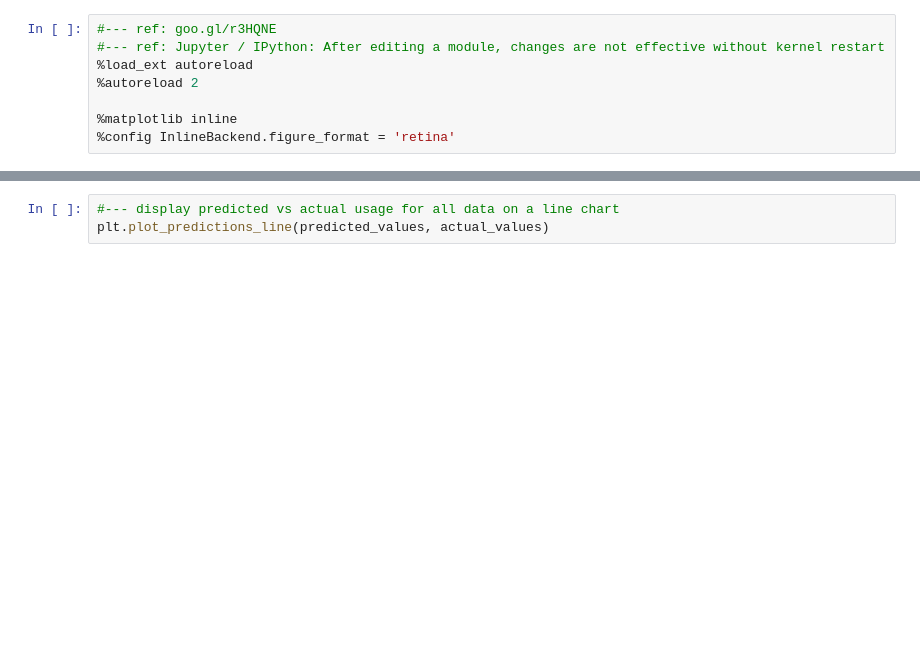
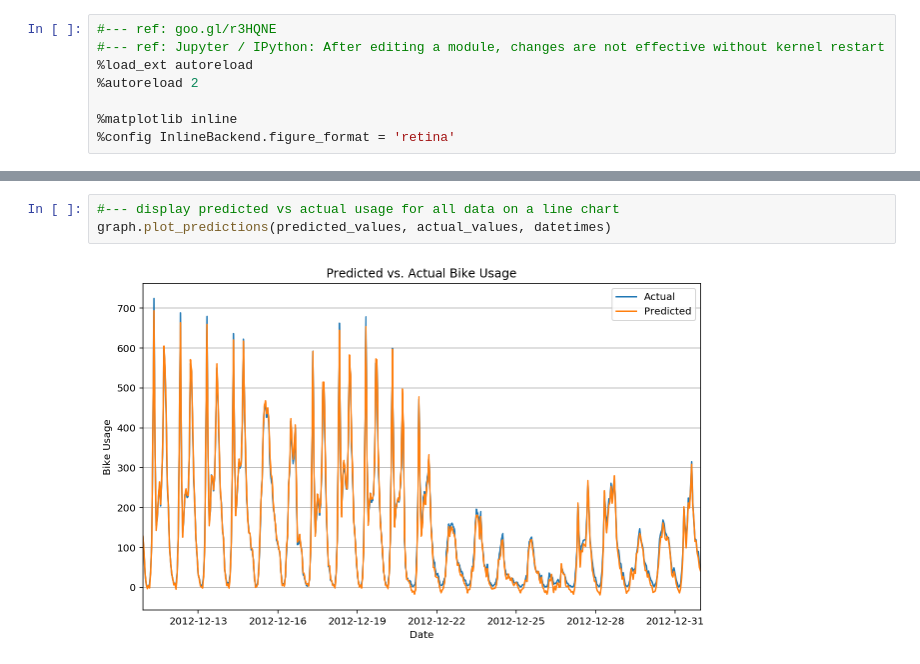
Before and after one commit to ben-blazado/mfnn, a Jupyter notebook: mfnn.ipynb, the cells around one changed output, grey strips where cells are left out. Cells and saved outputs as stored; diff of their text form; blank space fills up the shorter version.

```diff
--- a/mfnn.ipynb
+++ b/mfnn.ipynb
@@ -50,3 +55,5 @@ plt.plot_predictions_24hr(predicted_values, actual_values, datetimes, "2012-12-2
 # %%
 #--- display predicted vs actual usage for all data on a line chart
-plt.plot_predictions_line(predicted_values, actual_values)
+graph.plot_predictions(predicted_values, actual_values, datetimes)
+# %% [output]
+[figure, added]
```
Also changed, not shown: parts of 3 cells of this notebook, 2 other files.
